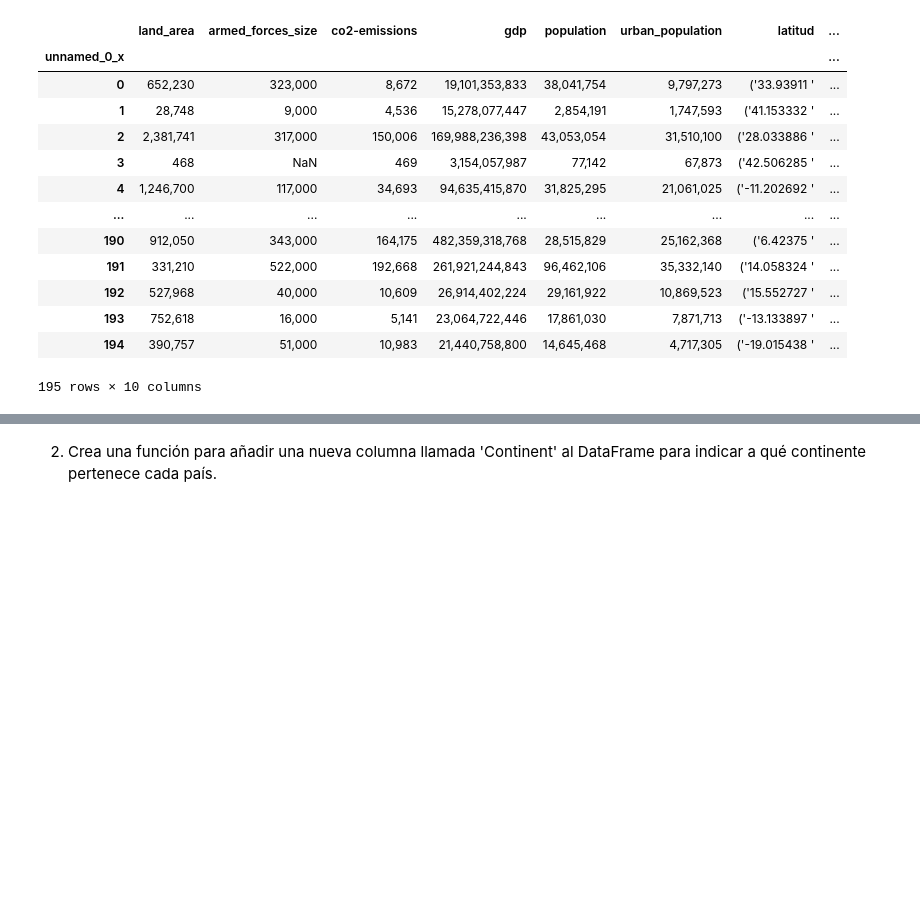
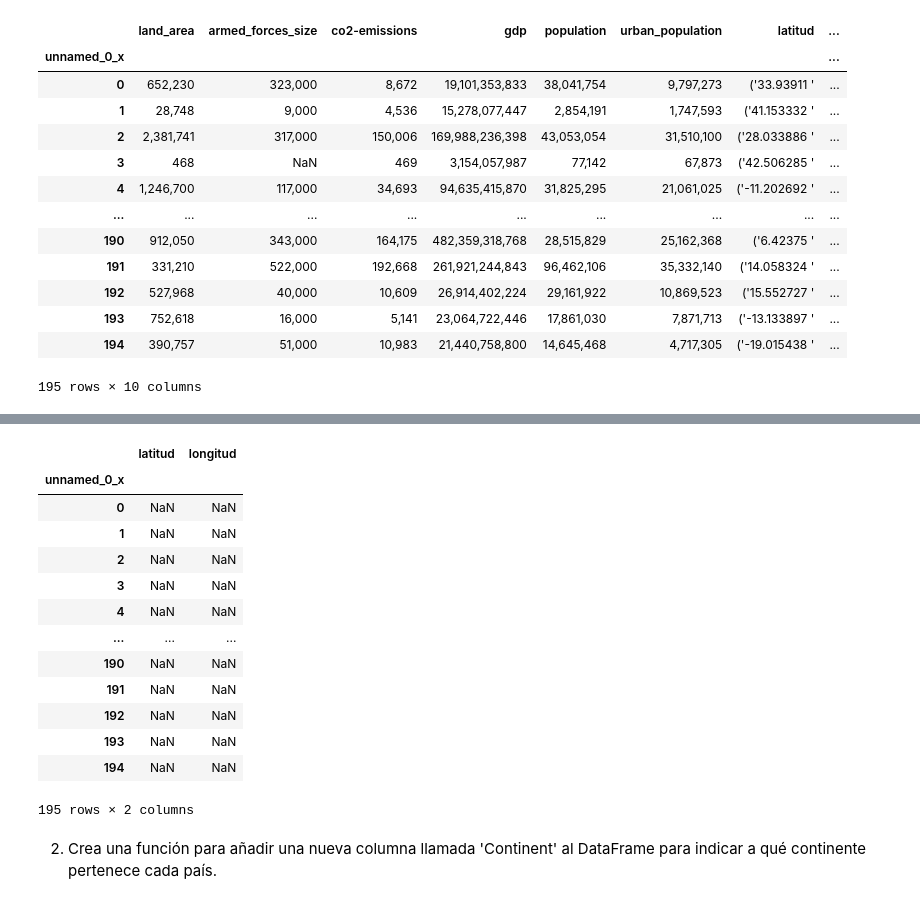
Before and after one commit to raquelmartinrodriguez/promoG_modulo3_sprint1_pairprogramming_MirnaOspino_RaquelMartin, a Jupyter notebook: pair_programming._goupby_apply.ipynb, the cells around one changed output, grey strips where cells are left out. Drawn from its saved outputs; the diff is of its cells as text; code cells hidden in the pictures; blank space fills up the shorter version.

```diff
--- a/pair_programming._goupby_apply.ipynb
+++ b/pair_programming._goupby_apply.ipynb
@@ -78,3 +119,20 @@ df.head()
+# %%
+df[['latitud', 'longitud']]
+# %% [output]
+|  | latitud | longitud |
+| unnamed_0_x |  |  |
+| 0 | NaN | NaN |
+| 1 | NaN | NaN |
+| 2 | NaN | NaN |
+| 3 | NaN | NaN |
+| 4 | NaN | NaN |
+| ... | ... | ... |
+| 190 | NaN | NaN |
+| 191 | NaN | NaN |
+| 192 | NaN | NaN |
+| 193 | NaN | NaN |
+| 194 | NaN | NaN |
+195 rows × 2 columns
 # %% [markdown]
 2. Crea una función para añadir una nueva columna llamada 'Continent' al DataFrame para indicar a qué continente pertenece cada país.
 # %%
```
Also changed, not shown: parts of 13 cells of this notebook, 1 other file.
